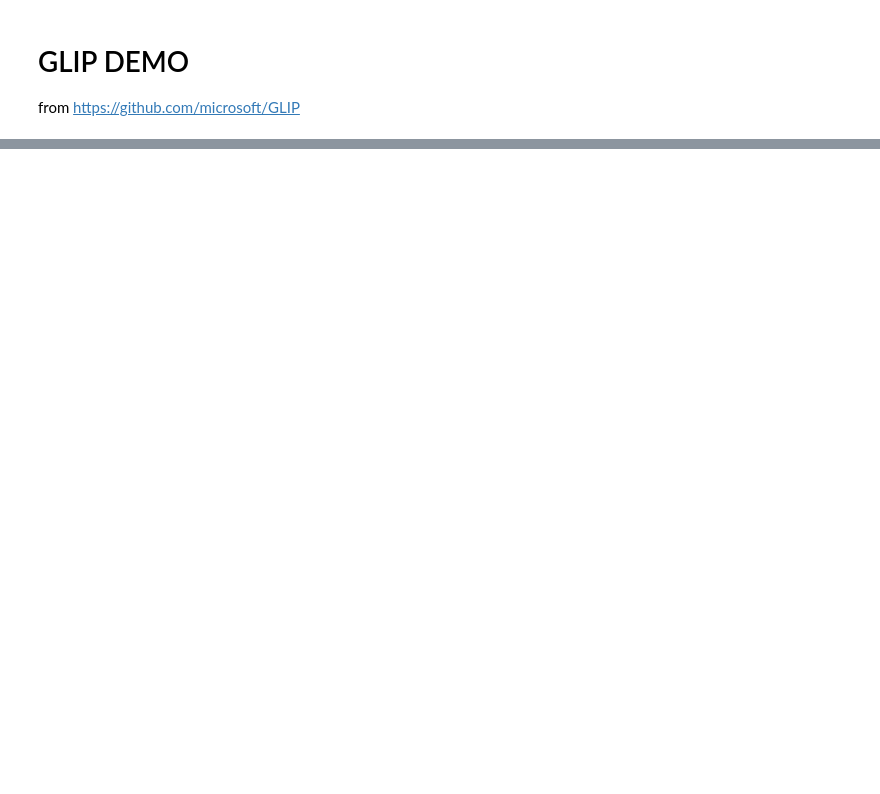
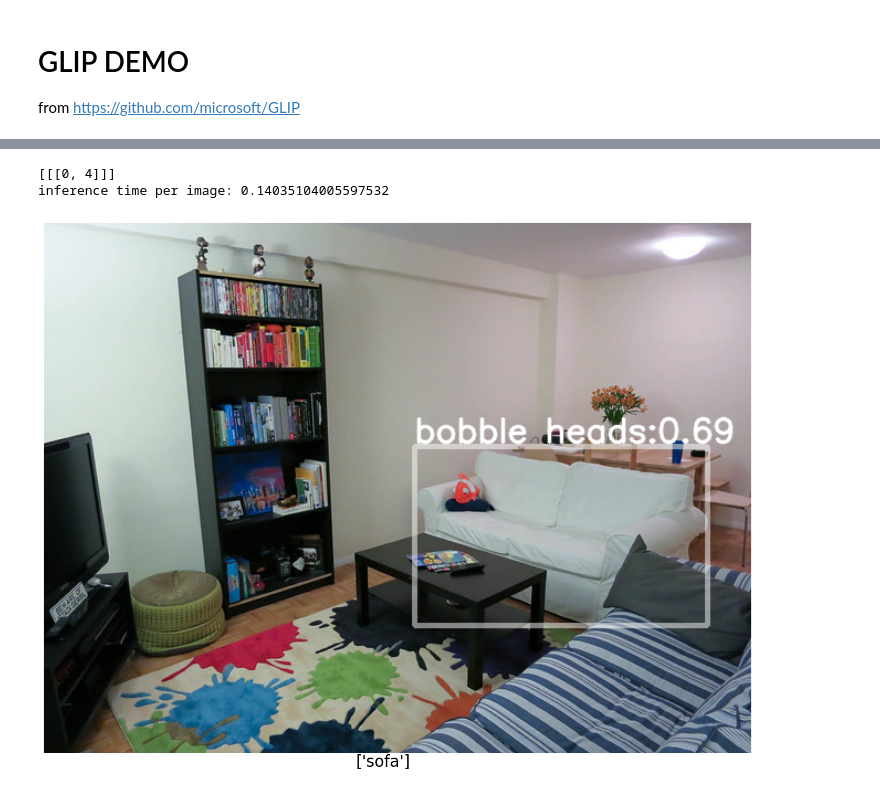
Before and after one commit to jayleicn/MQ-Det, a Jupyter notebook: glip_demo.ipynb, the cells around one changed output, grey strips where cells are left out. Cells and saved outputs as stored; diff of their text form; code cells hidden in the pictures; blank space fills up the shorter version.

Commit message:
enable glip demo

```diff
--- a/glip_demo.ipynb
+++ b/glip_demo.ipynb
@@ -38,17 +39,12 @@ def imshow(img, caption):
 # %%
-# Use this command for evaluate the GLPT-T model
-! wget https://penzhanwu2bbs.blob.core.windows.net/data/GLIPv1_Open/models/glip_tiny_model_o365_goldg_cc_sbu.pth -O MODEL/glip_tiny_model_o365_goldg_cc_sbu.pth
-config_file = "configs/pretrain/glip_Swin_T_O365_GoldG.yaml"
-weight_file = "MODEL/glip_tiny_model_o365_goldg_cc_sbu.pth"
-
 # Use this command to evaluate the GLPT-L model
 # ! wget https://penzhanwu2bbs.blob.core.windows.net/data/GLIPv1_Open/models/glip_large_model.pth -O MODEL/glip_large_model.pth
-# config_file = "configs/pretrain/glip_Swin_L.yaml"
-# weight_file = "MODEL/glip_large_model.pth"
+config_file = "configs/pretrain/glip_Swin_L.yaml"
+weight_file = "MODEL/glip_large_model.pth"
 
 # update the config options with the config file
 # manual override some options
-cfg.local_rank = 0
+cfg.local_rank = 1
 cfg.num_gpus = 1
 cfg.merge_from_file(config_file)
 cfg.merge_from_list(["MODEL.WEIGHT", weight_file])
@@ -55,0 +58,7 @@ cfg.merge_from_list(["MODEL.DEVICE", "cuda"])
+# %%
+glip_demo = GLIPDemo(
+    cfg,
+    min_image_size=800,
+    confidence_threshold=0.7,
+    show_mask_heatmaps=False
+)
@@ -56,5 +76,10 @@ cfg.merge_from_list(["MODEL.DEVICE", "cuda"])
 # %%
 image = load('http://farm4.staticflickr.com/3693/9472793441_b7822c00de_z.jpg')
-caption = 'bobble heads on top of the shelf'
+# caption = 'bobble heads on top of the shelf'
+caption = ["sofa"]
 result, _ = glip_demo.run_on_web_image(image, caption, 0.5)
 imshow(result, caption)
+# %% [output]
+[[[0, 4]]]
+inference time per image: 0.14035104005597532
+[figure, added]
```
Also changed, not shown: parts of 6 cells of this notebook, 8 other files.
